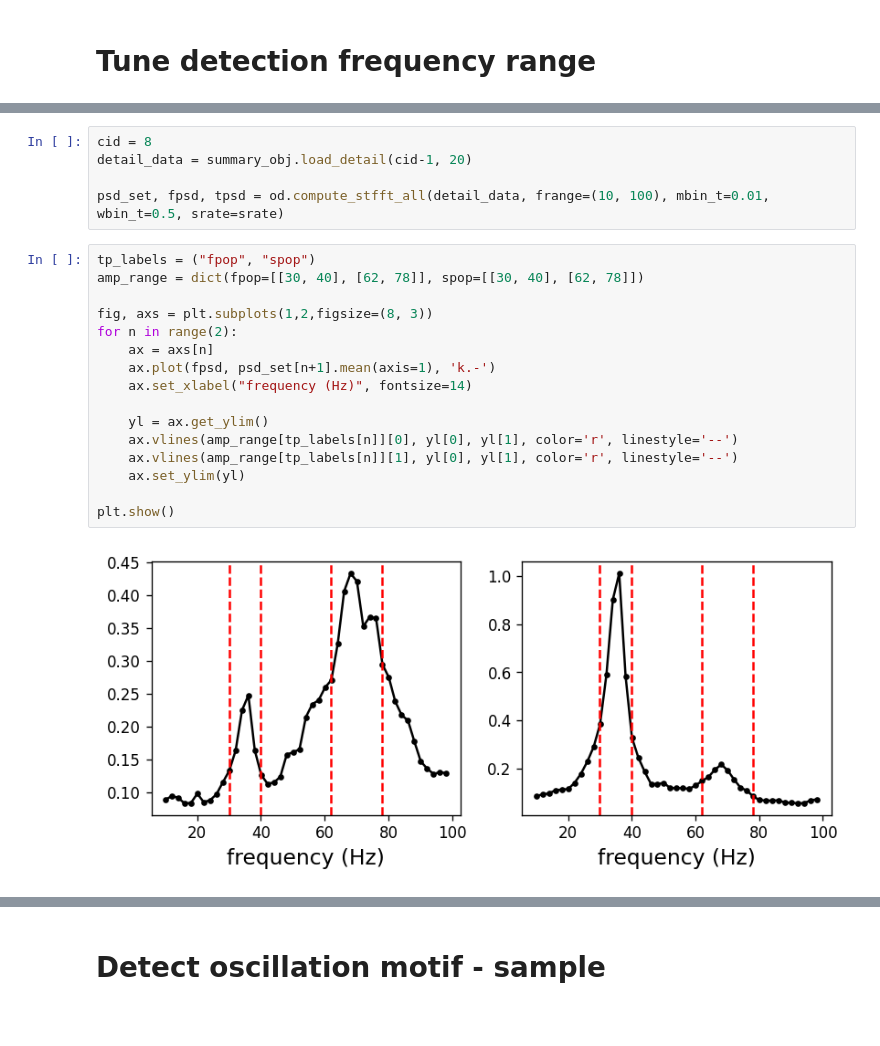
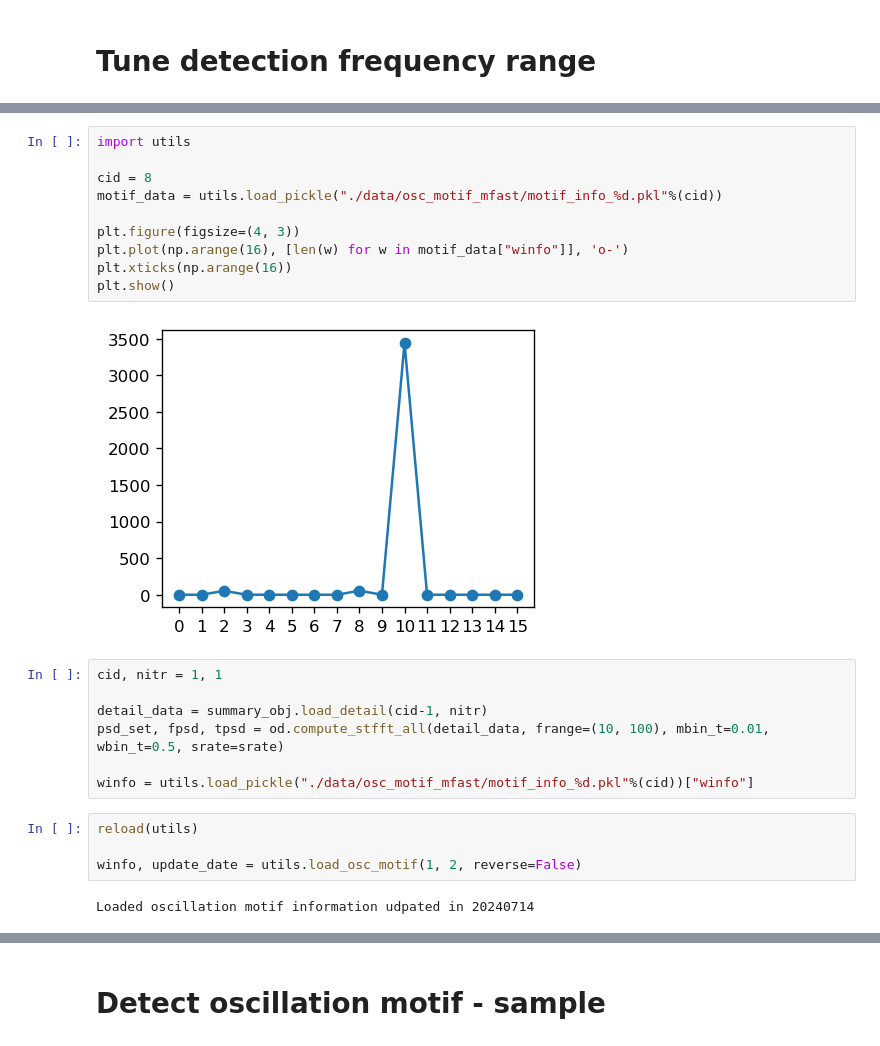
Before and after one commit to jyKim-97/hh_neuralnet, a Jupyter notebook: information_routing/detect_oscillation_motif.ipynb, the cells around one changed output, grey strips where cells are left out. Saved outputs shown, nothing was run; the diff lists cells and outputs as text.

```diff
--- a/information_routing/detect_oscillation_motif.ipynb
+++ b/information_routing/detect_oscillation_motif.ipynb
@@ -54,23 +117,25 @@ with open("./data/amp_range_set.pkl", "wb") as fp:
+# %%
+import utils
+
+cid = 8
+motif_data = utils.load_pickle("./data/osc_motif_mfast/motif_info_%d.pkl"%(cid))
+
+plt.figure(figsize=(4, 3))
+plt.plot(np.arange(16), [len(w) for w in motif_data["winfo"]], 'o-')
+plt.xticks(np.arange(16))
+plt.show()
+# %% [output]
+[figure, added]
 # %%
-cid = 8
-detail_data = summary_obj.load_detail(cid-1, 20)
+cid, nitr = 1, 1
 
+detail_data = summary_obj.load_detail(cid-1, nitr)
 psd_set, fpsd, tpsd = od.compute_stfft_all(detail_data, frange=(10, 100), mbin_t=0.01, wbin_t=0.5, srate=srate)
+
+winfo = utils.load_pickle("./data/osc_motif_mfast/motif_info_%d.pkl"%(cid))["winfo"]
-# %%
-tp_labels = ("fpop", "spop")
-amp_range = dict(fpop=[[30, 40], [62, 78]], spop=[[30, 40], [62, 78]])
-
-fig, axs = plt.subplots(1,2,figsize=(8, 3))
-for n in range(2):
-    ax = axs[n]
-    ax.plot(fpsd, psd_set[n+1].mean(axis=1), 'k.-')
-    ax.set_xlabel("frequency (Hz)", fontsize=14)
-
-    yl = ax.get_ylim()
-    ax.vlines(amp_range[tp_labels[n]][0], yl[0], yl[1], color='r', linestyle='--')
-    ax.vlines(amp_range[tp_labels[n]][1], yl[0], yl[1], color='r', linestyle='--')
-    ax.set_ylim(yl)
-
-plt.show()
-# %% [output]
-[figure, removed]
+# %%
+reload(utils)
+
+winfo, update_date = utils.load_osc_motif(1, 2, reverse=False)
+# %% [output]
+Loaded oscillation motif information udpated in 20240714
```
Also changed, not shown: parts of 14 cells of this notebook, 5 other files.
